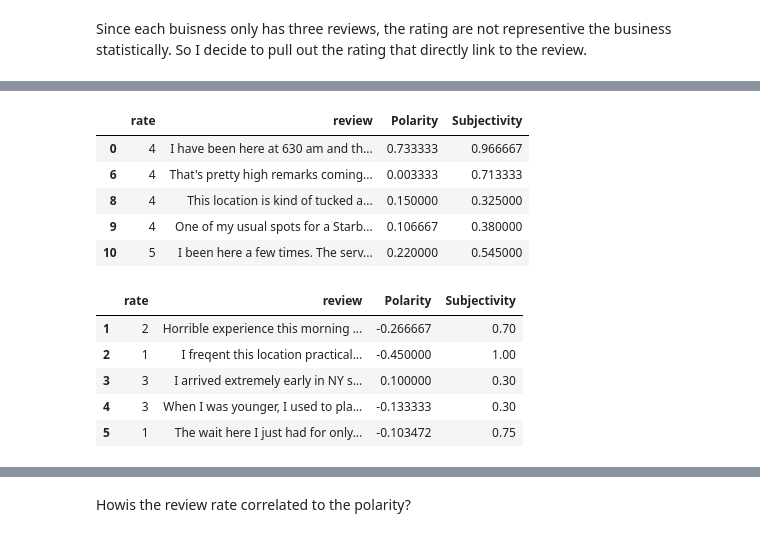
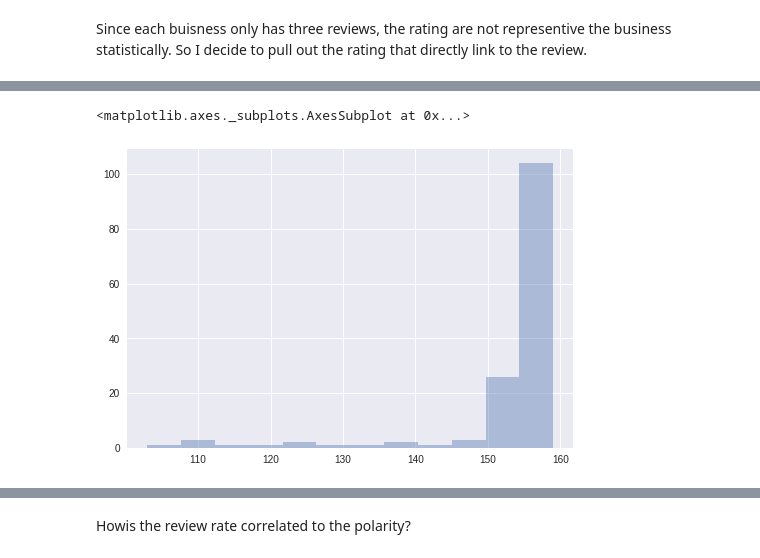
Before and after one commit to cyuancheng/NLP_Yelp_review, a Jupyter notebook: NLP_2_yelp.ipynb, the cells around one changed output, grey strips where cells are left out. Cells and saved outputs as stored; diff of their text form; code cells hidden in the pictures.

```diff
--- a/NLP_2_yelp.ipynb
+++ b/NLP_2_yelp.ipynb
@@ -217,18 +228,6 @@ print(len(df_total_LR))
-# %%
-df_total_HR.head()
-# %% [output]
-|  | rate | review | Polarity | Subjectivity |
-| 0 | 4 | I have been here at 630 am and th... | 0.733333 | 0.966667 |
-| 6 | 4 | That's pretty high remarks coming... | 0.003333 | 0.713333 |
-| 8 | 4 | This location is kind of tucked a... | 0.150000 | 0.325000 |
-| 9 | 4 | One of my usual spots for a Starb... | 0.106667 | 0.380000 |
-| 10 | 5 | I been here a few times. The serv... | 0.220000 | 0.545000 |
-# %%
-df_total_LR.head()
-# %% [output]
-|  | rate | review | Polarity | Subjectivity |
-| 1 | 2 | Horrible experience this morning ... | -0.266667 | 0.70 |
-| 2 | 1 | I freqent this location practical... | -0.450000 | 1.00 |
-| 3 | 3 | I arrived extremely early in NY s... | 0.100000 | 0.30 |
-| 4 | 3 | When I was younger, I used to pla... | -0.133333 | 0.30 |
-| 5 | 1 | The wait here I just had for only... | -0.103472 | 0.75 |
+# %%
+#sns.distplot(x="review_len", data=df_total)
+sns.distplot(df_total["review_len"].values,bins=12,kde=False)
+# %% [output]
+<matplotlib.axes._subplots.AxesSubplot at 0x...>
+[figure, added]
```
Also changed, not shown: parts of 44 cells of this notebook.
